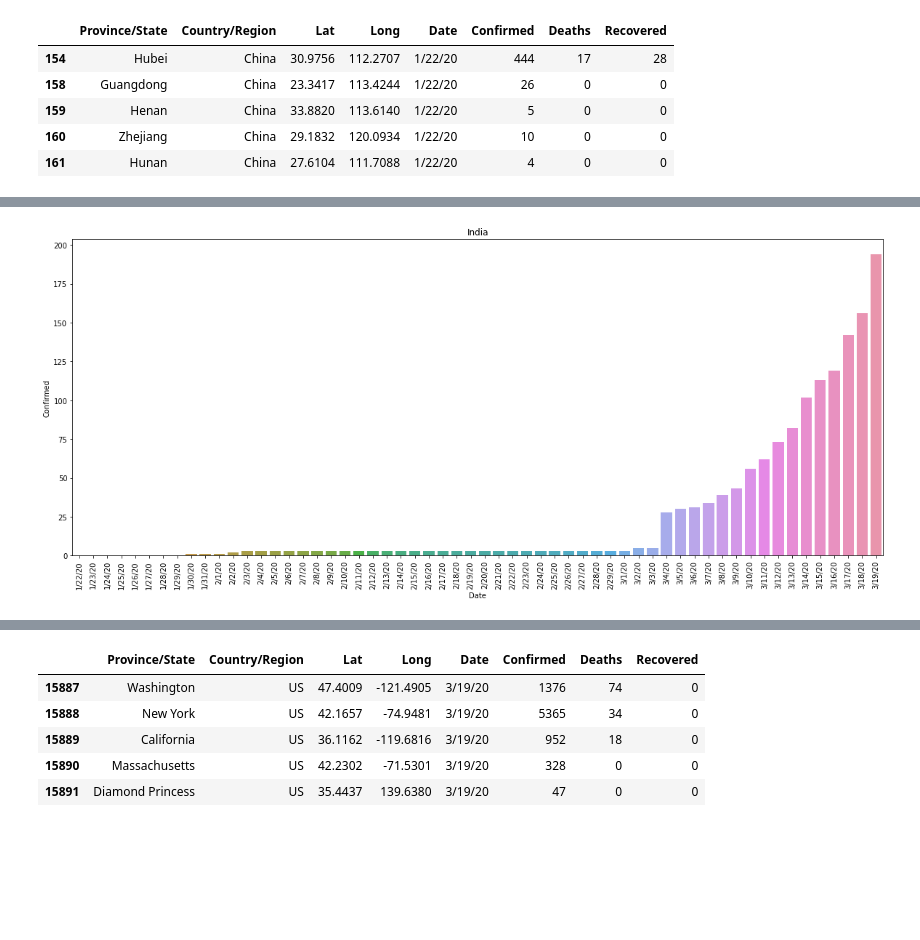
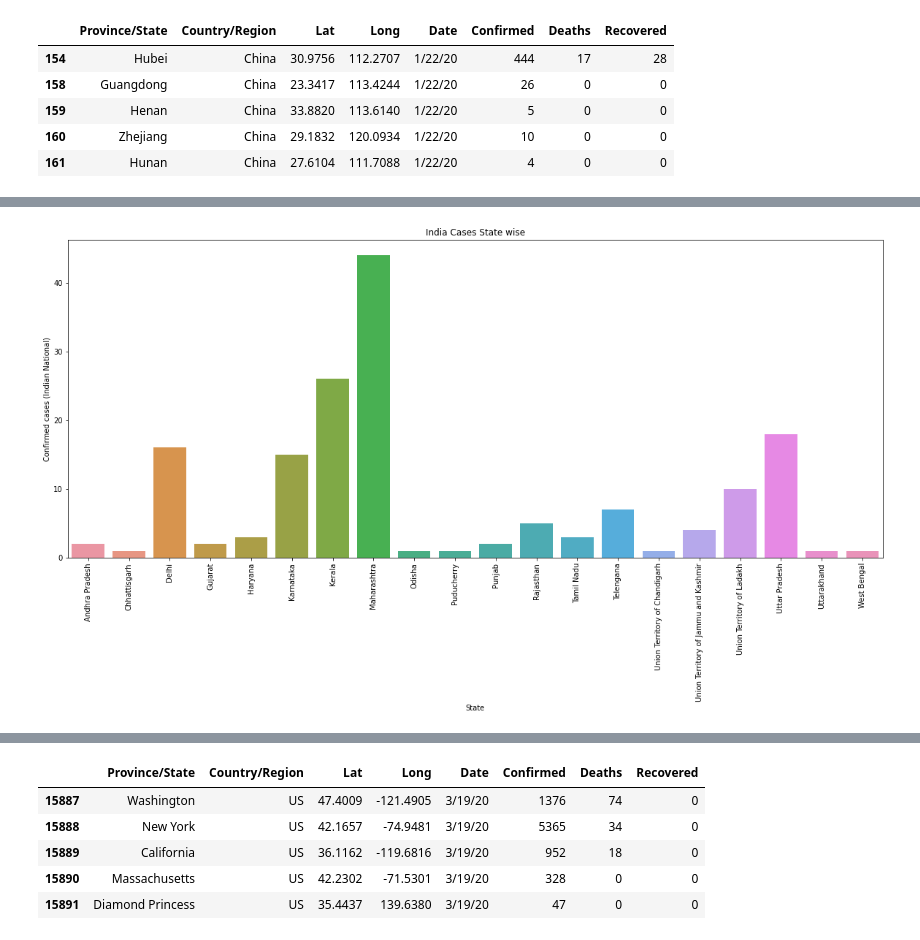
Before and after one commit to shadab4150/Clustering_projects, a Jupyter notebook: corona.ipynb, the cells around one changed output, grey strips where cells are left out. Drawn from its saved outputs; the diff is of its cells as text; code cells hidden in the pictures; blank space fills up the shorter version.

```diff
--- a/corona.ipynb
+++ b/corona.ipynb
@@ -12,3 +18,6 @@ import numpy as np
 import seaborn as sns
 import plotly.express as px
 %matplotlib inline
+# %%
+india = pd.read_csv('/content/complete.csv')
+india.head()
@@ -48,7 +107,8 @@ plt.xticks(np.arange(ind.shape[0]),ind.Date.values.tolist(),rotation=90);
 # %%
+st =india[india['Date']=='2020-03-20']
 plt.figure(1,figsize=(20,8))
-sns.barplot(data=ind,x='Date',y='Confirmed');
-plt.title("India")
-plt.xticks(np.arange(ind.shape[0]),ind.Date.values.tolist(),rotation=90);
+sns.barplot(data=st,x='State',y='Confirmed cases (Indian National)')
+plt.title('India Cases State wise')
+plt.xticks(np.arange(st.shape[0]),st.State.values.tolist(),rotation=90);
 # %% [output]
-[figure, old version]
+[figure, new version]
```
Also changed, not shown: parts of 21 cells of this notebook.
